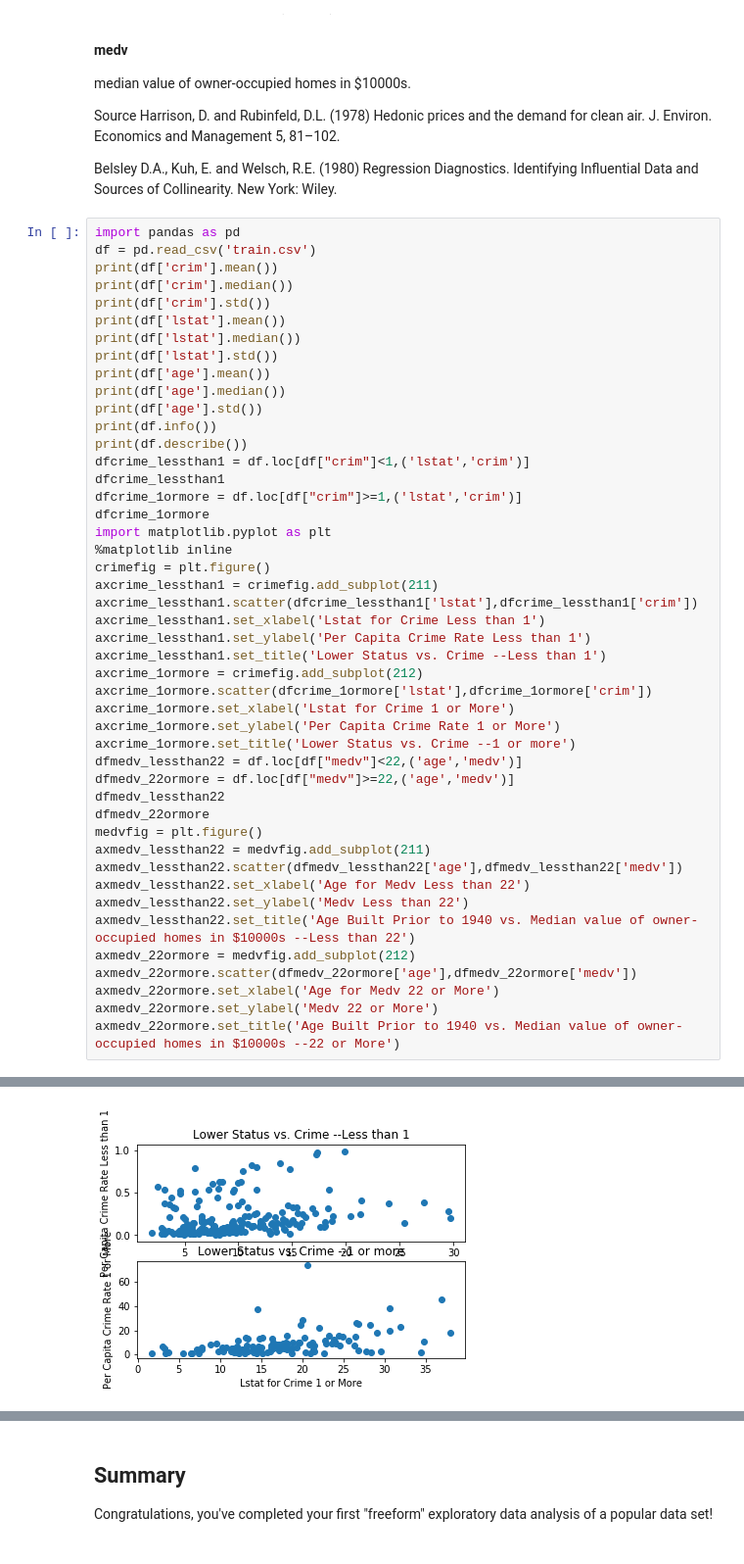
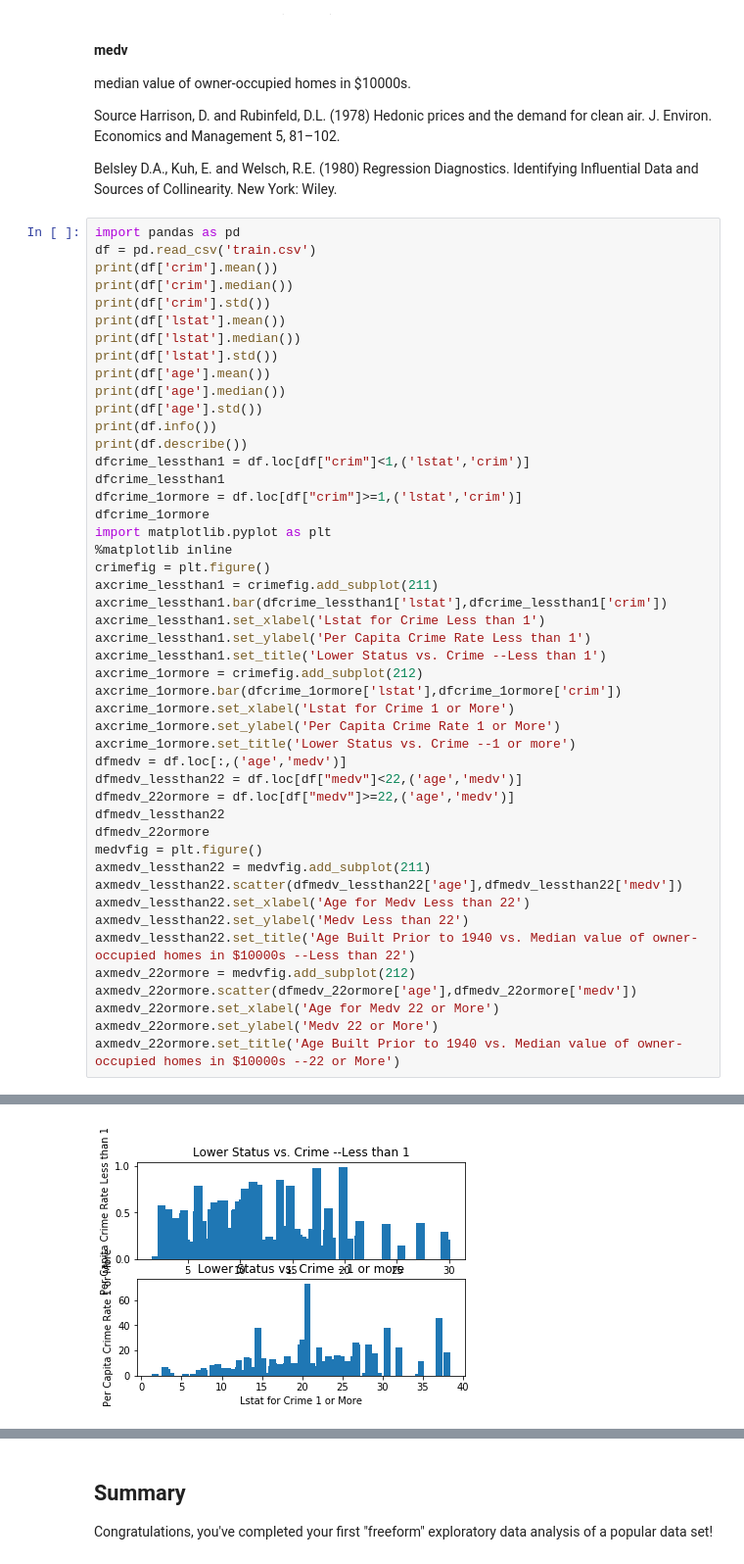
Before and after one commit to kristentaytok/dsc-1-03-16-eda-with-pandas-using-the-boston-housing-data-lab-online-ds-pt-021119, a Jupyter notebook: index.ipynb, the cells around one changed output, grey strips where cells are left out. Shown: that part at 98% size. Drawn from its saved outputs; the diff is of its cells as text.

```diff
--- a/index.ipynb
+++ b/index.ipynb
@@ -98,15 +98,16 @@ import matplotlib.pyplot as plt
 %matplotlib inline
 crimefig = plt.figure()
 axcrime_lessthan1 = crimefig.add_subplot(211)
-axcrime_lessthan1.scatter(dfcrime_lessthan1['lstat'],dfcrime_lessthan1['crim'])
+axcrime_lessthan1.bar(dfcrime_lessthan1['lstat'],dfcrime_lessthan1['crim'])
 axcrime_lessthan1.set_xlabel('Lstat for Crime Less than 1')
 axcrime_lessthan1.set_ylabel('Per Capita Crime Rate Less than 1')
 axcrime_lessthan1.set_title('Lower Status vs. Crime --Less than 1')
 axcrime_1ormore = crimefig.add_subplot(212)
-axcrime_1ormore.scatter(dfcrime_1ormore['lstat'],dfcrime_1ormore['crim'])
+axcrime_1ormore.bar(dfcrime_1ormore['lstat'],dfcrime_1ormore['crim'])
 axcrime_1ormore.set_xlabel('Lstat for Crime 1 or More')
 axcrime_1ormore.set_ylabel('Per Capita Crime Rate 1 or More')
 axcrime_1ormore.set_title('Lower Status vs. Crime --1 or more')
+dfmedv = df.loc[:,('age','medv')]
 dfmedv_lessthan22 = df.loc[df["medv"]<22,('age','medv')]
 dfmedv_22ormore = df.loc[df["medv"]>=22,('age','medv')]
 dfmedv_lessthan22
@@ -114,34 +115,34 @@ dfmedv_22ormore
 medvfig = plt.figure()
 axmedv_lessthan22 = medvfig.add_subplot(211)
 axmedv_lessthan22.scatter(dfmedv_lessthan22['age'],dfmedv_lessthan22['medv'])
 axmedv_lessthan22.set_xlabel('Age for Medv Less than 22')
 axmedv_lessthan22.set_ylabel('Medv Less than 22')
 axmedv_lessthan22.set_title('Age Built Prior to 1940 vs. Median value of owner-occupied homes in $10000s --Less than 22')
 axmedv_22ormore = medvfig.add_subplot(212)
 axmedv_22ormore.scatter(dfmedv_22ormore['age'],dfmedv_22ormore['medv'])
 axmedv_22ormore.set_xlabel('Age for Medv 22 or More')
 axmedv_22ormore.set_ylabel('Medv 22 or More')
 axmedv_22ormore.set_title('Age Built Prior to 1940 vs. Median value of owner-occupied homes in $10000s --22 or More')
 # %% [output]
 3.360341471471471
 0.26169000000000003
 7.352271836781107
 12.515435435435437
 10.97
 7.067780803585785
 68.22642642642643
 76.7
 28.13334360562339
 <class 'pandas.core.frame.DataFrame'>
 RangeIndex: 333 entries, 0 to 332
 Data columns (total 15 columns):
 ... (43 lines left out)
 25%    376.730000    7.180000   17.400000
 50%    392.050000   10.970000   21.600000
 75%    396.240000   16.420000   25.000000
 max    396.900000   37.970000   50.000000
 Text(0.5, 1.0, 'Age Built Prior to 1940 vs. Median value of owner-occupied homes in $10000s --22 or More')
-[figure, old version]
+[figure, new version]
 [figure]
 # %% [markdown]
 ## Summary
```
